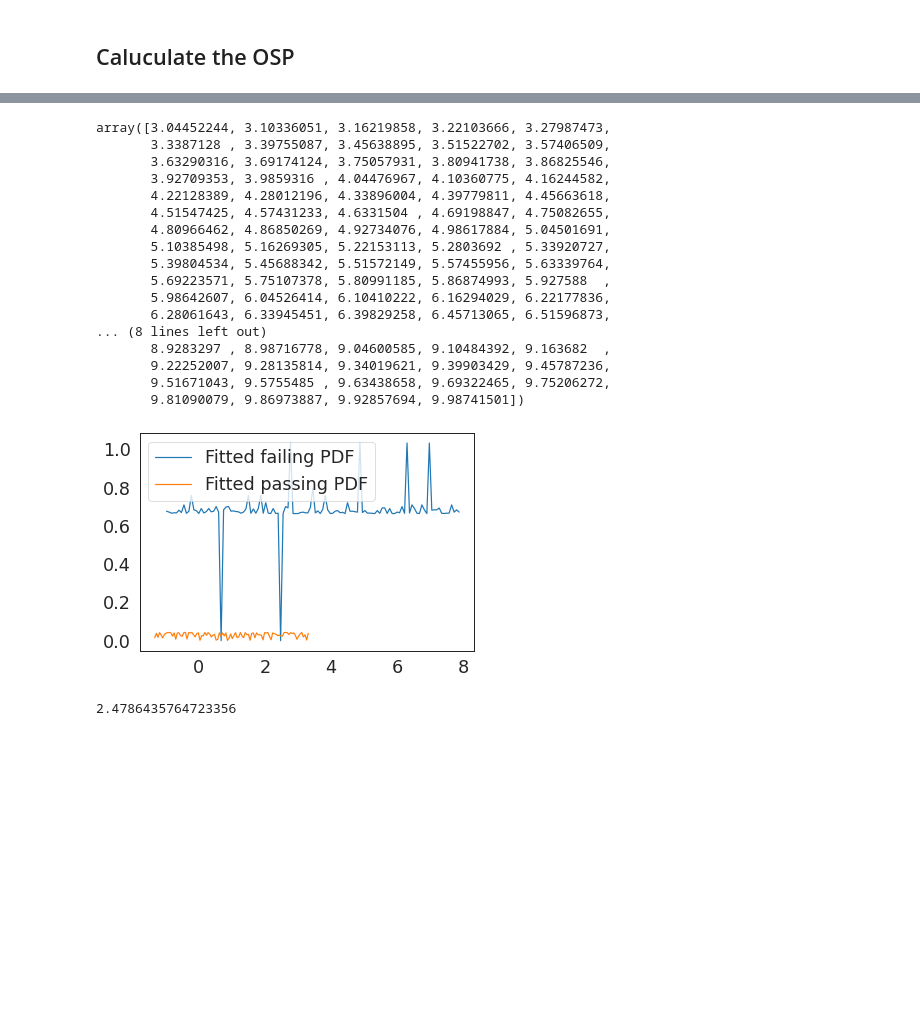
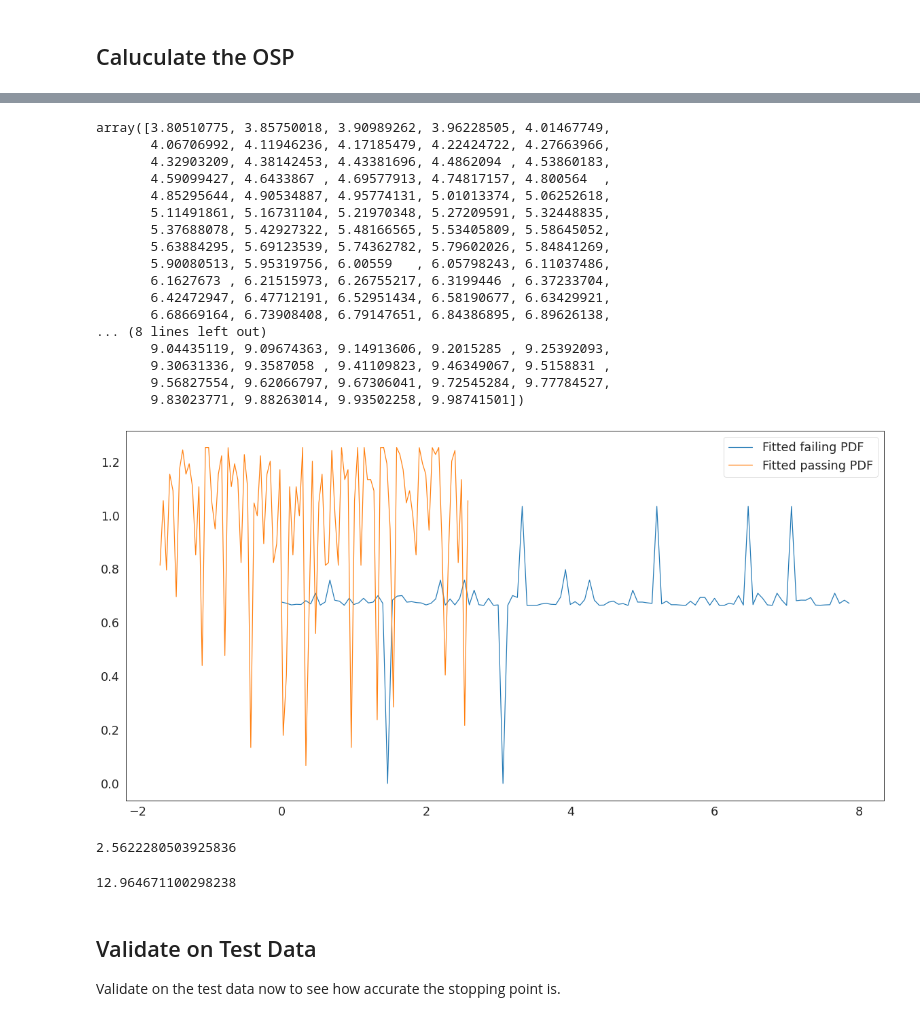
Before and after one commit to redhat-et/optimal-stopping-point-tool, a Jupyter notebook: notebooks/test_distributions.ipynb, the cells around one changed output, grey strips where cells are left out. Drawn from its saved outputs; the diff is of its cells as text; code cells hidden in the pictures; blank space fills up the shorter version.

Commit message:
Add notebook for test distributions and OSP

```diff
--- a/notebooks/test_distributions.ipynb
+++ b/notebooks/test_distributions.ipynb
@@ -102,3 +102,8 @@ f_params = f.fitted_param[f_dist]
 f_params
 # %% [output]
 (1.3621483701266333, 3.7552152783749952, 0.9680690945551738)
+# %%
+# Distribution of values of passing run duration
+sns.set_style('white')
+sns.set_context("paper", font_scale = 2)
+sns.displot(data=passing_train, x="run_duration", kind="hist", bins = 10, aspect = 3)
@@ -105,3 +113,7 @@ f_params
+# %%
+# Since the failing data here is heavily skewed, hence implementing
+# log transformation here as well so we can get an OSP after reversing the log.
+passing_train.run_duration = np.log(passing_train.run_duration)
 # %%
 # create a separate set of values for the passing run times.
 pass_run_duration = passing_train.run_duration.values
@@ -196,24 +215,24 @@ array([21.        , 21.55789474, 22.11578947, 22.67368421, 23.23157895,
 # %%
-x_failing = np.linspace(fail_run_duration.min(), fail_run_duration.max(), num = len(fail_run_duration))
+x_failing = np.linspace(fail_run_duration.mean(), fail_run_duration.max(), num = len(fail_run_duration))
 x_failing
 # %% [output]
-array([3.04452244, 3.10336051, 3.16219858, 3.22103666, 3.27987473,
-       3.3387128 , 3.39755087, 3.45638895, 3.51522702, 3.57406509,
-       3.63290316, 3.69174124, 3.75057931, 3.80941738, 3.86825546,
-       3.92709353, 3.9859316 , 4.04476967, 4.10360775, 4.16244582,
-       4.22128389, 4.28012196, 4.33896004, 4.39779811, 4.45663618,
-       4.51547425, 4.57431233, 4.6331504 , 4.69198847, 4.75082655,
-       4.80966462, 4.86850269, 4.92734076, 4.98617884, 5.04501691,
-       5.10385498, 5.16269305, 5.22153113, 5.2803692 , 5.33920727,
-       5.39804534, 5.45688342, 5.51572149, 5.57455956, 5.63339764,
-       5.69223571, 5.75107378, 5.80991185, 5.86874993, 5.927588  ,
-       5.98642607, 6.04526414, 6.10410222, 6.16294029, 6.22177836,
-       6.28061643, 6.33945451, 6.39829258, 6.45713065, 6.51596873,
+array([3.80510775, 3.85750018, 3.90989262, 3.96228505, 4.01467749,
+       4.06706992, 4.11946236, 4.17185479, 4.22424722, 4.27663966,
+       4.32903209, 4.38142453, 4.43381696, 4.4862094 , 4.53860183,
+       4.59099427, 4.6433867 , 4.69577913, 4.74817157, 4.800564  ,
+       4.85295644, 4.90534887, 4.95774131, 5.01013374, 5.06252618,
+       5.11491861, 5.16731104, 5.21970348, 5.27209591, 5.32448835,
+       5.37688078, 5.42927322, 5.48166565, 5.53405809, 5.58645052,
+       5.63884295, 5.69123539, 5.74362782, 5.79602026, 5.84841269,
+       5.90080513, 5.95319756, 6.00559   , 6.05798243, 6.11037486,
+       6.1627673 , 6.21515973, 6.26755217, 6.3199446 , 6.37233704,
+       6.42472947, 6.47712191, 6.52951434, 6.58190677, 6.63429921,
+       6.68669164, 6.73908408, 6.79147651, 6.84386895, 6.89626138,
 ... (8 lines left out)
-       8.9283297 , 8.98716778, 9.04600585, 9.10484392, 9.163682  ,
-       9.22252007, 9.28135814, 9.34019621, 9.39903429, 9.45787236,
-       9.51671043, 9.5755485 , 9.63438658, 9.69322465, 9.75206272,
-       9.81090079, 9.86973887, 9.92857694, 9.98741501])
+       9.04435119, 9.09674363, 9.14913606, 9.2015285 , 9.25392093,
+       9.30631336, 9.3587058 , 9.41109823, 9.46349067, 9.5158831 ,
+       9.56827554, 9.62066797, 9.67306041, 9.72545284, 9.77784527,
+       9.83023771, 9.88263014, 9.93502258, 9.98741501])
 # %%
 f_params_list = list(best_failing_dist.values())[0]
 # %%
@@ -235,9 +254,10 @@ x_std_passing = (x_passing - np.mean(pass_run_duration)) / std_passing
 y1 = best_f_fit_distribution.pdf(fail_run_duration)
 y2 = best_p_fit_distribution.pdf(pass_run_duration)
 # %%
+plt.figure(figsize=(20, 10))
 plt.plot(x_std_failing, y1, label='Fitted failing PDF')
 plt.plot(x_std_passing, y2, label='Fitted passing PDF')
 plt.legend()
 plt.show()
 # %% [output]
-[figure, old version]
+[figure, new version]
@@ -248,5 +263,0 @@ x, y = intersection(x_std_failing,y1,x_std_passing,y2)
-# %%
-osp = max(x)
-osp
-# %% [output]
-2.4786435764723356
@@ -252,0 +267,15 @@ osp
+# %%
+osp = max(x)
+osp
+# %% [output]
+2.5622280503925836
+# %%
+# Since we log transformed, reversing it to get the correct value
+osp_original = np.exp(osp)
+osp_original
+# %% [output]
+12.964671100298238
+# %% [markdown]
+## Validate on Test Data
+
+Validate on the test data now to see how accurate the stopping point is.
```
Also changed, not shown: parts of 24 cells of this notebook.
